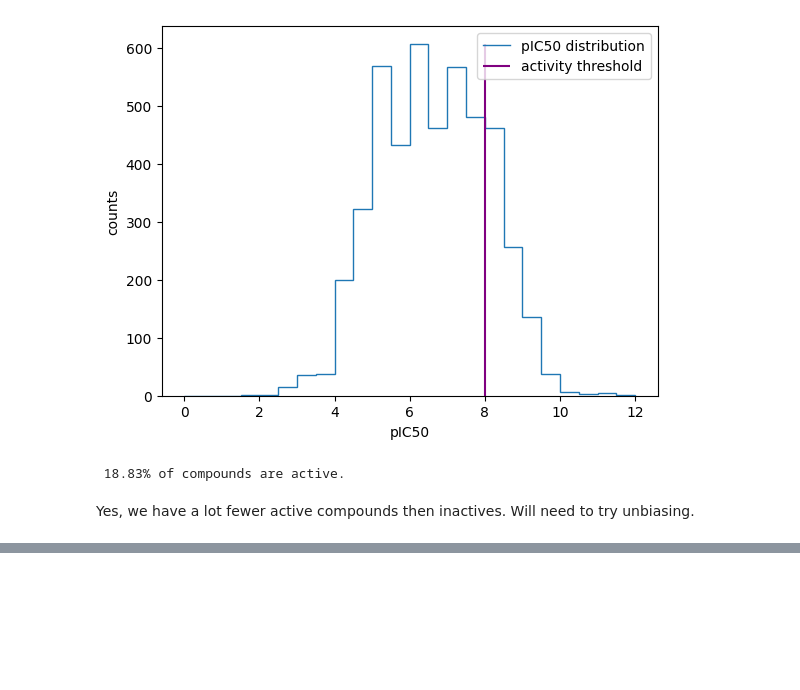
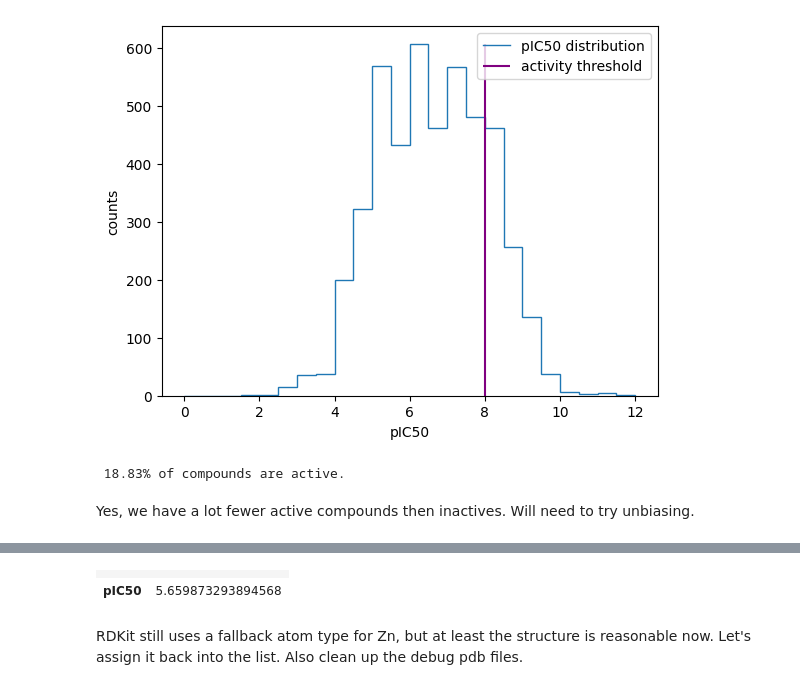
Before and after one commit to zetadin/EGFR_PIC50, a Jupyter notebook: Step1_DatasetExploration.ipynb, the cells around one changed output, grey strips where cells are left out. Saved outputs shown, nothing was run; the diff lists cells and outputs as text; code cells hidden in the pictures; blank space fills up the shorter version.

Commit message:
Make 3D embeddings for the dataset

```diff
--- a/Step1_DatasetExploration.ipynb
+++ b/Step1_DatasetExploration.ipynb
@@ -90,0 +139,22 @@ Yes, we have a lot fewer active compounds then inactives. Will need to try unbia
+# %%
+from contextlib import redirect_stderr
+from io import StringIO
+
+problematic_molecules=[]
+problem_descrs = []
+
+with StringIO() as buf:
+    for i in trange(needed_info.shape[0]):
+        with redirect_stderr(buf): # capture stderr into buf
+            AllChem.EmbedMolecule(molecules[i])        # Guess a 3D structure
+            AllChem.MMFFOptimizeMolecule(molecules[i]) # Optimize it with MMFF
+
+            err = buf.getvalue()
+            if(err):
+                print("Molecule", i, err)
+                problematic_molecules.append(i)
+                problem_descrs.append(err) # also keep track of the errors
+
+                # purge buf so err is empty for next molecule
+                buf.truncate(0)
+                buf.seek(0)
@@ -90,0 +205,18 @@ Yes, we have a lot fewer active compounds then inactives. Will need to try unbia
+# %%
+i=problematic_molecules[3] # Zinc dichloride
+
+# new smiles:
+smi = "[Cl][Zn][Cl]"
+mol = Chem.MolFromSmiles(smi)
+
+AllChem.EmbedMolecule(mol)        # Guess a 3D structure
+AllChem.MMFFOptimizeMolecule(mol) # Optimize it with MMFF
+
+# record properties
+mol.SetProp("pIC50", str(needed_info.iloc[i,1])) # pIC50
+
+# save as a PropertyMol so properties can be pickled later
+mol = PropertyMol.PropertyMol(mol)
+
+mol
+# %% [output]
@@ -90,0 +224,4 @@ Yes, we have a lot fewer active compounds then inactives. Will need to try unbia
+|  |  |
+| pIC50 | 5.659873293894568 |
+# %% [markdown]
+RDKit still uses a fallback atom type for Zn, but at least the structure is reasonable now. Let's assign it back into the list. Also clean up the debug pdb files.
```
Also changed, not shown: parts of 12 cells of this notebook, 1 other file.
